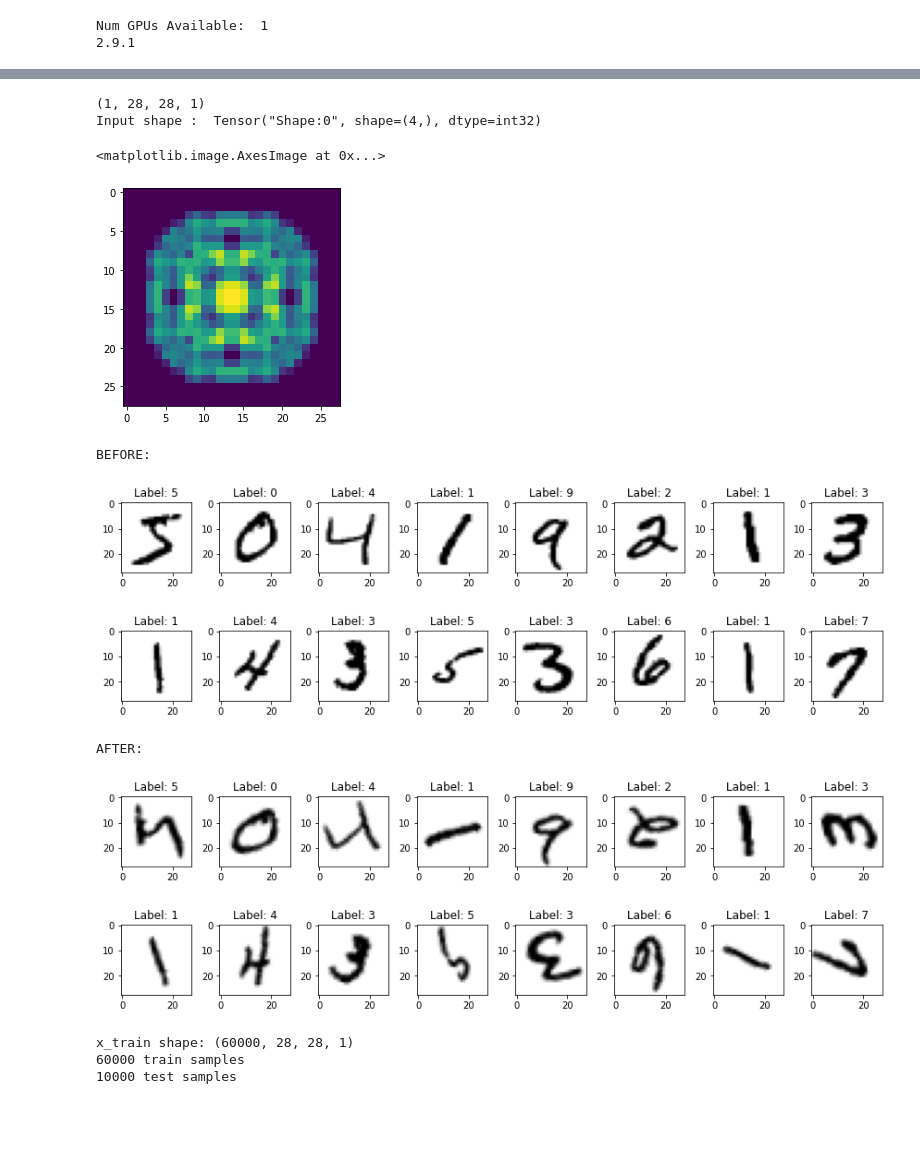
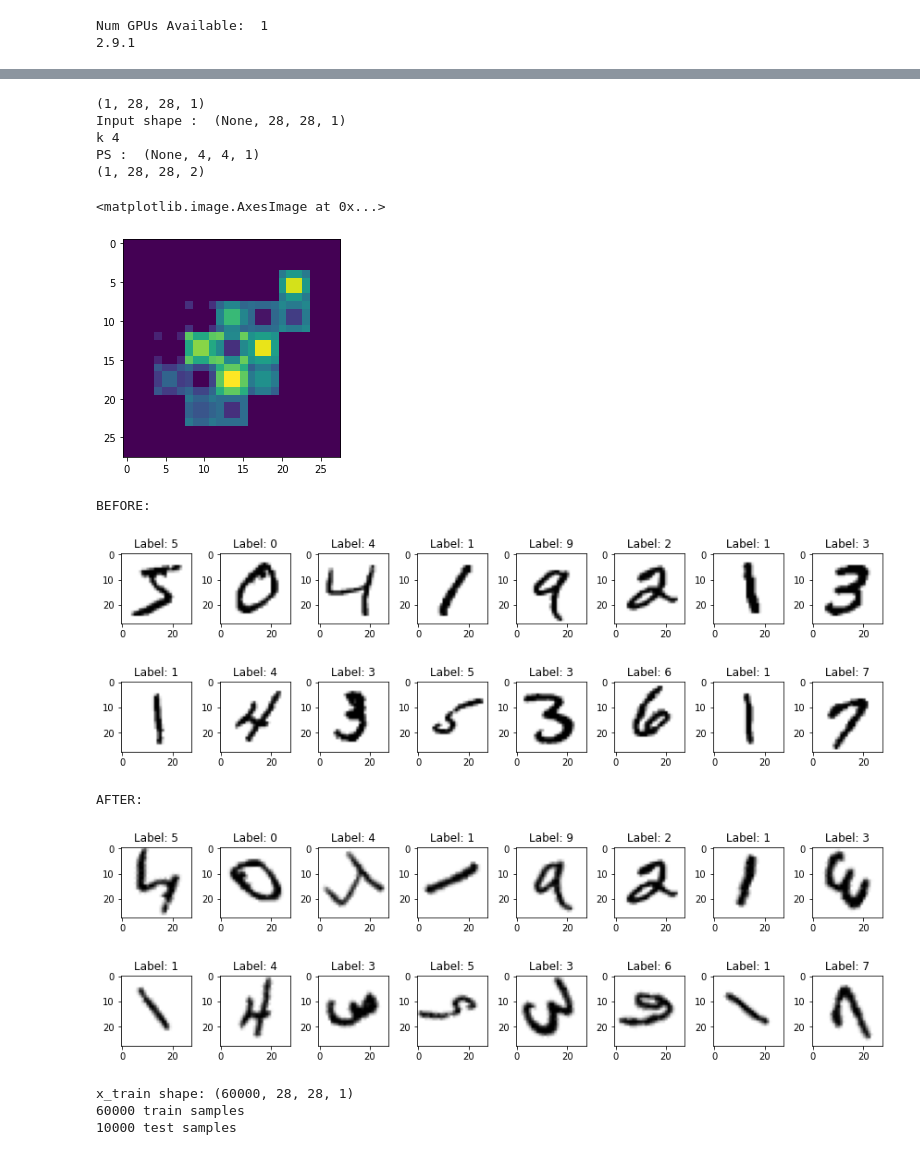
Before and after one commit to liamaltarac/SYS809_Feature_Matching, a Jupyter notebook: models/mnist_cnn_test.ipynb, the cells around one changed output, grey strips where cells are left out. Drawn from its saved outputs; the diff is of its cells as text; code cells hidden in the pictures; blank space fills up the shorter version.

```diff
--- a/models/mnist_cnn_test.ipynb
+++ b/models/mnist_cnn_test.ipynb
@@ -30,7 +34,7 @@ input_shape = (28, 28, 1)
 # Load the data and split it between train and test sets
 (x_train, y_train), (x_test, y_test) = keras.datasets.mnist.load_data()
 
-'''AssertionErrorx_train = np.expand_dims(x_train, -1)
-x = x_train[2].reshape(1, 28,28,1)
-plt.imshow(x[0])'''
+AssertionErrorx_train = np.expand_dims(x_train, -1)
+x = x_train[9].reshape(1, 28,28,1)
+plt.imshow(x[0])
 # %% [output]
@@ -38,23 +43,36 @@ plt.imshow(x[0])'''
 # %%
+from sa_decomp_layer import SADecompLayer
 
-
+# Test SADecpmp module
 print(x.shape)
 
-model = keras.Sequential(
-    [
-        keras.Input(shape=input_shape),
-        SADecompLayer(w_size=1, name='sad1_1'),
+model = keras.Sequential([
+
+    keras.Input(shape=input_shape),
+    SADecompLayer(w_size=4, name='sad1_1'),
+    #SADecompLayer(w_size=28, name='sad2_1'),
+
     ])
+#model.summary()
+# Call model on a test input
+#model = keras.Model(input, ys, name="encoder")
+#model.summary()
 
-# Call model on a test input
-y = model(x)
-plt.imshow(y[0])
+sym = model(x)
+print(sym.shape)
+#asym = x - sym
+plt.imshow( sym[0,:,:,0]  )
 # %% [output]
 (1, 28, 28, 1)
-Input shape :  Tensor("Shape:0", shape=(4,), dtype=int32)
+Input shape :  (None, 28, 28, 1)
+k 4
+PS :  (None, 4, 4, 1)
+(1, 28, 28, 2)
 <matplotlib.image.AxesImage at 0x...>
-[figure, old version]
+[figure, new version]
 # %%
+(x_train, y_train), (x_test, y_test) = keras.datasets.mnist.load_data()
+
 # specify the maximum rotation_range angle
 rotation_range_val = 180
 # import relevant library
@@ -91,5 +109,5 @@ plt.show()
 BEFORE:
 [figure]
 AFTER:
-[figure, old version]
+[figure, new version]
 # %%
```
Also changed, not shown: parts of 8 cells of this notebook, 1 other file.
